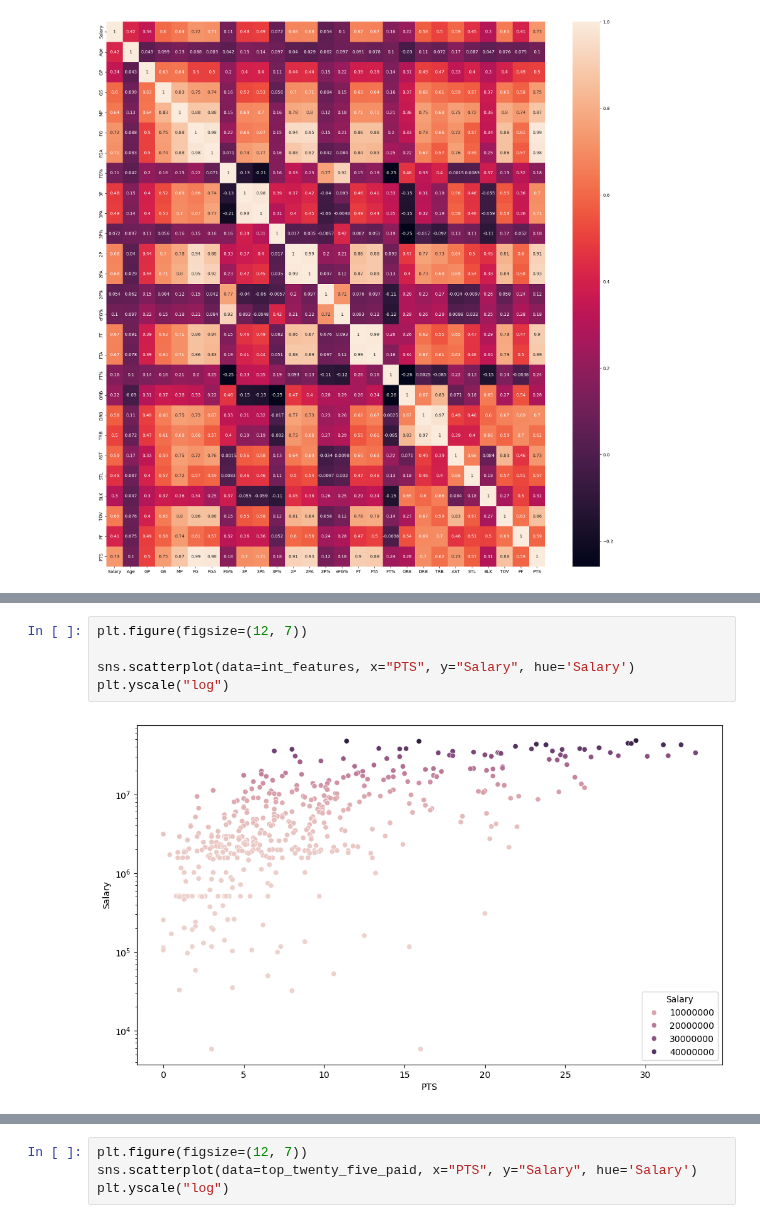
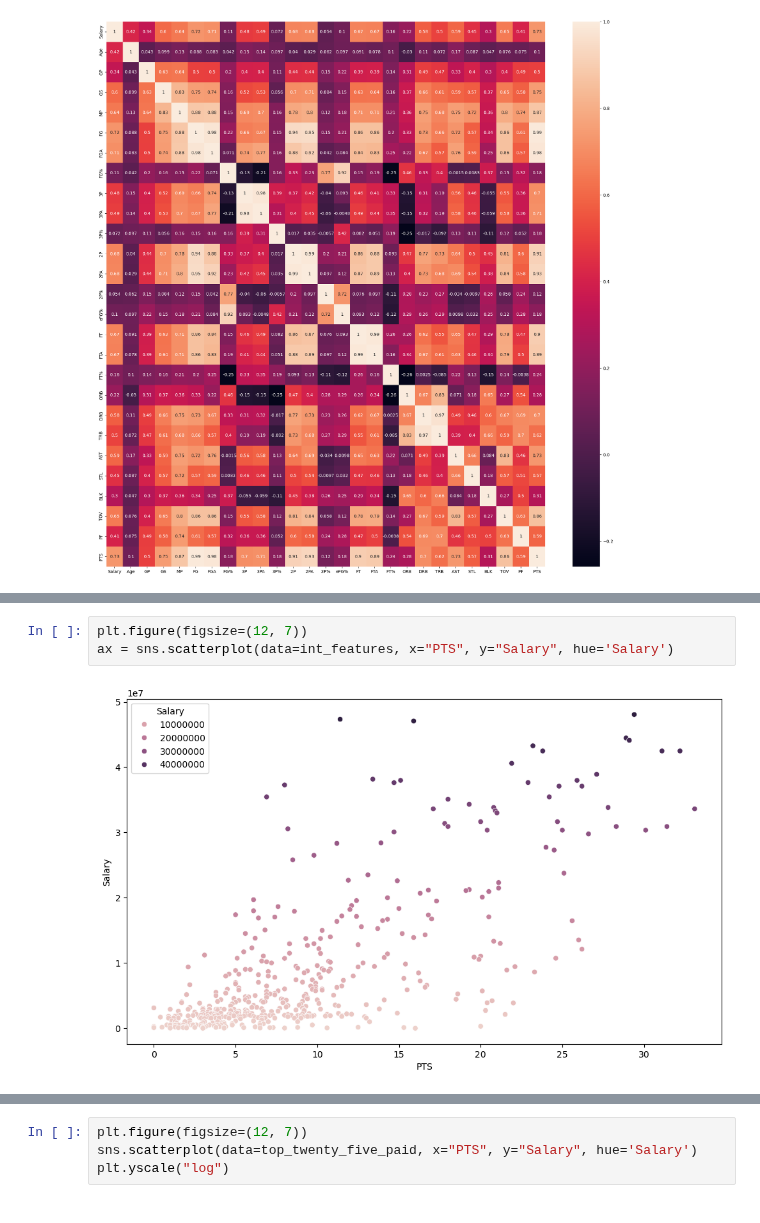
Before and after one commit to MaukanMir/NBA-Salary-Analysis, a Jupyter notebook: training.ipynb, the cells around one changed output, grey strips where cells are left out. Drawn from its saved outputs; the diff is of its cells as text.

Commit message:
added new visuals

```diff
--- a/training.ipynb
+++ b/training.ipynb
@@ -204,7 +224,5 @@ sns.heatmap(data=relations, annot=True)
 # %%
 plt.figure(figsize=(12, 7))
-
-sns.scatterplot(data=int_features, x="PTS", y="Salary", hue='Salary')
-plt.yscale("log")
+ax = sns.scatterplot(data=int_features, x="PTS", y="Salary", hue='Salary')
 # %% [output]
-[figure, old version]
+[figure, new version]
```
Also changed, not shown: parts of 3 cells of this notebook.
